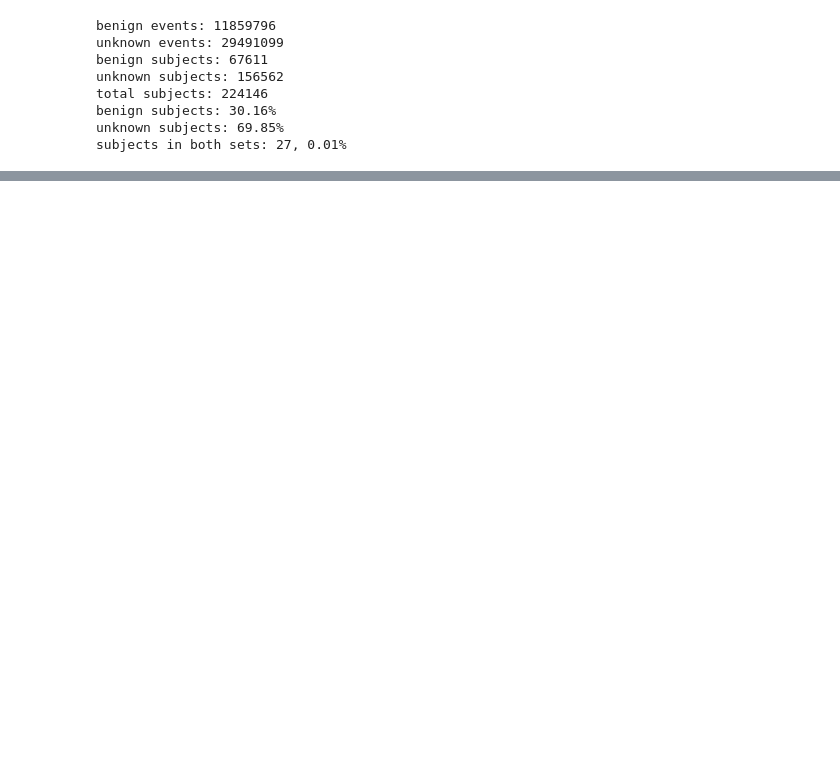
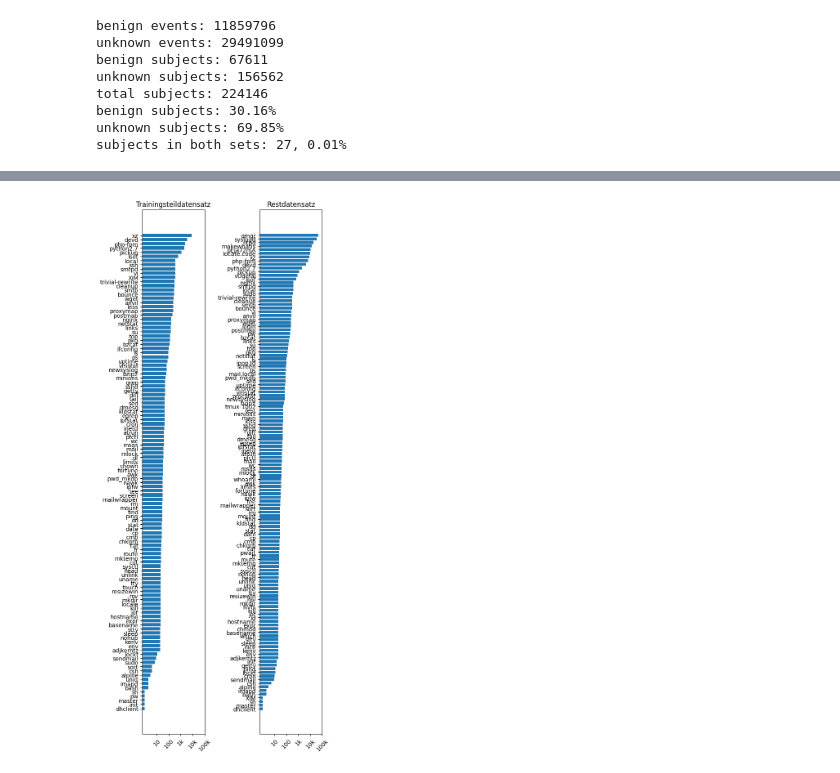
Before and after one commit to JannikRosendahl/bachelor_thesis_dataset, a Jupyter notebook: jupyter/exploration_ben_vs_mal.ipynb, the cells around one changed output, grey strips where cells are left out. Cells and saved outputs as stored; diff of their text form; code cells hidden in the pictures; blank space fills up the shorter version.

```diff
--- a/jupyter/exploration_ben_vs_mal.ipynb
+++ b/jupyter/exploration_ben_vs_mal.ipynb
@@ -191,0 +325,45 @@ plt.show()
+# %%
+# plot 2 bar charts, one above the other, aim for a4 width
+
+fig, ax = plt.subplots(1, 2)
+fig.subplots_adjust(hspace=0.2)
+
+# reverse order
+lengths_b_rev = dict(sorted(lengths_b.items(), key=lambda item: item[1]))
+lengths_u_rev = dict(sorted(lengths_u.items(), key=lambda item: item[1]))
+
+# plot the executables on the y-axis and the median sequence length on the x-axis
+# plot benign
+ax[0].barh(list(lengths_b_rev.keys()), list(lengths_b_rev.values()))
+ax[0].set_title('Trainingsteildatensatz')
+
+# plot unknown
+ax[1].barh(list(lengths_u_rev.keys()), list(lengths_u_rev.values()))
+ax[1].set_title('Restdatensatz')
+
+# set x axis log
+ax[0].set_xscale('log')
+ax[1].set_xscale('log')
+# set x axis ticks
+ax[0].set_xticks([10, 100, 1000, 10000, 100000])
+ax[1].set_xticks([10, 100, 1000, 10000, 100000])
+# set x axis labels
+ax[0].set_xticklabels(['10', '100', '1k', '10k', '100k'])
+ax[1].set_xticklabels(['10', '100', '1k', '10k', '100k'])
+# rotate x axis labels
+ax[0].tick_params(axis='x', rotation=45)
+ax[1].tick_params(axis='x', rotation=45)
+
+
+fig.set_size_inches((15 * cm, 35 * cm))
+# Adjust layout to minimize padding
+plt.subplots_adjust(left=0.1, right=0.9, top=0.9, bottom=0.1, wspace=0.3)
+# Use tight_layout to further minimize padding
+fig.tight_layout()
+
+# save as svg
+plt.savefig('figures/sequence_length_distribution_vs.svg', bbox_inches='tight')
+
+plt.show()
+# %% [output]
+[figure, added]
```
Also changed, not shown: parts of 18 cells of this notebook, 5 other files.
